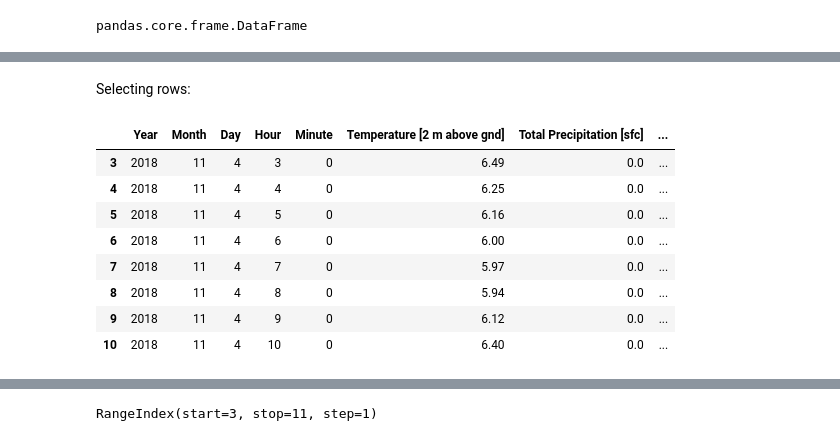
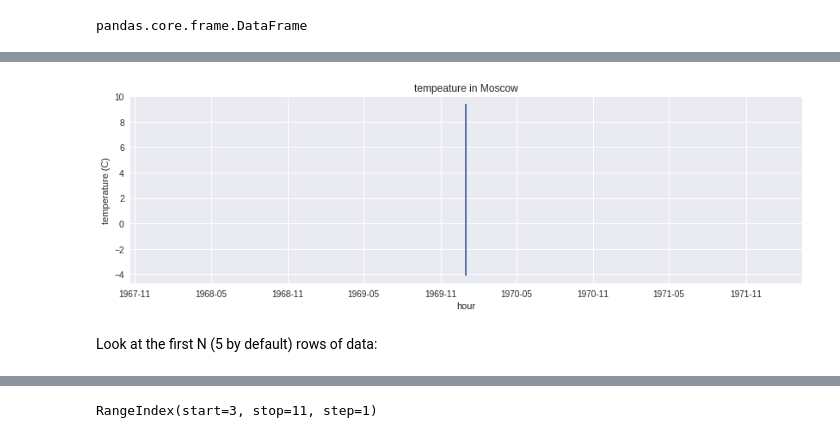
Before and after one commit to SiLiKhon/HEPStatsSeminar, a Jupyter notebook: Basics_of_data_handling.ipynb, the cells around one changed output, grey strips where cells are left out. Saved outputs shown, nothing was run; the diff lists cells and outputs as text; code cells hidden in the pictures.

```diff
--- a/Basics_of_data_handling.ipynb
+++ b/Basics_of_data_handling.ipynb
@@ -61,16 +54,11 @@ df.head()
-# %% [markdown]
-Selecting rows:
-# %%
-# We'll select a few rows and store the result as an independent copy of the original data
-small_df = df.loc[3:10].copy()
-small_df
-# %% [output]
-|  | Year | Month | Day | Hour | Minute | Temperature [2 m above gnd] | Total Precipitation [sfc] | ... |
-| 3 | 2018 | 11 | 4 | 3 | 0 | 6.49 | 0.0 | ... |
-| 4 | 2018 | 11 | 4 | 4 | 0 | 6.25 | 0.0 | ... |
-| 5 | 2018 | 11 | 4 | 5 | 0 | 6.16 | 0.0 | ... |
-| 6 | 2018 | 11 | 4 | 6 | 0 | 6.00 | 0.0 | ... |
-| 7 | 2018 | 11 | 4 | 7 | 0 | 5.97 | 0.0 | ... |
-| 8 | 2018 | 11 | 4 | 8 | 0 | 5.94 | 0.0 | ... |
-| 9 | 2018 | 11 | 4 | 9 | 0 | 6.12 | 0.0 | ... |
-| 10 | 2018 | 11 | 4 | 10 | 0 | 6.40 | 0.0 | ... |
+# %%
+fig, ax = plt.subplots(figsize=(14,4))
+ax.plot(pd.to_datetime(df['Year'] + df['Month'] + df['Day'] + df['Hour']), df['Temperature  [2 m above gnd]'])
+ax.axis('tight')
+ax.set_title('tempeature in Moscow')
+ax.set_xlabel('hour')
+ax.set_ylabel('temperature (C)');
+# %% [output]
+[figure, added]
+# %% [markdown]
+Look at the first N (5 by default) rows of data:
```
Also changed, not shown: parts of 39 cells of this notebook.
